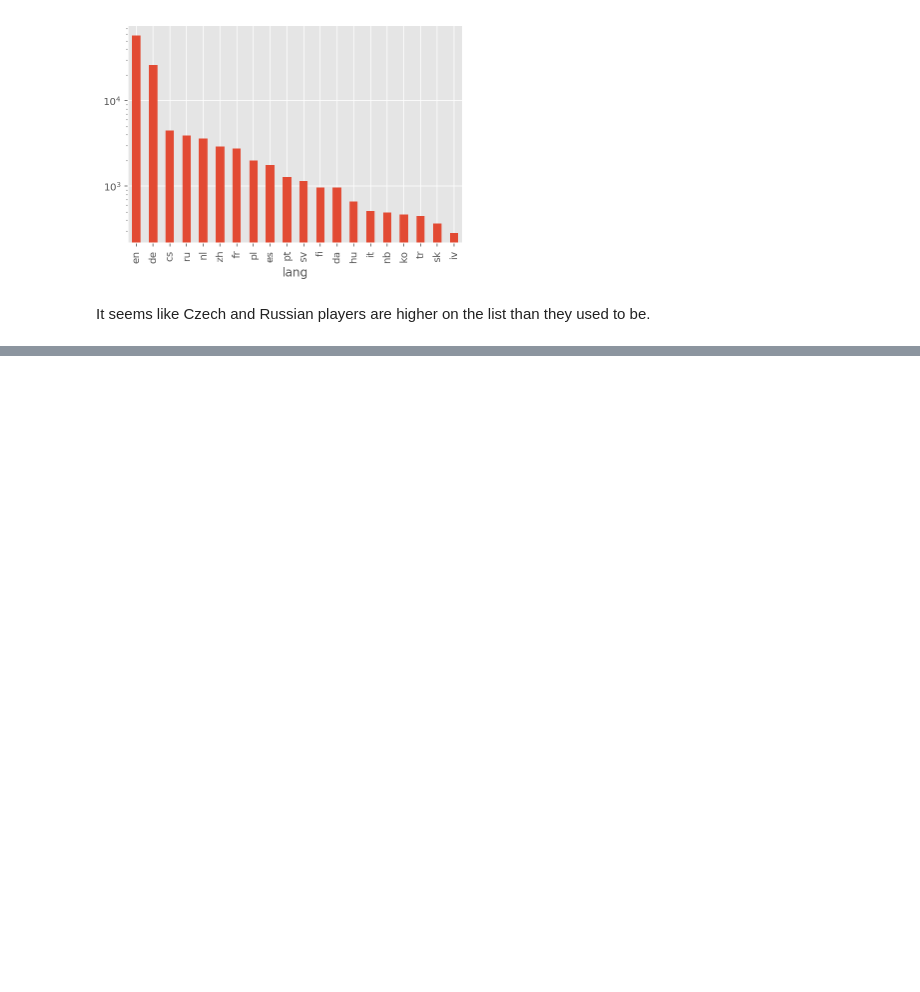
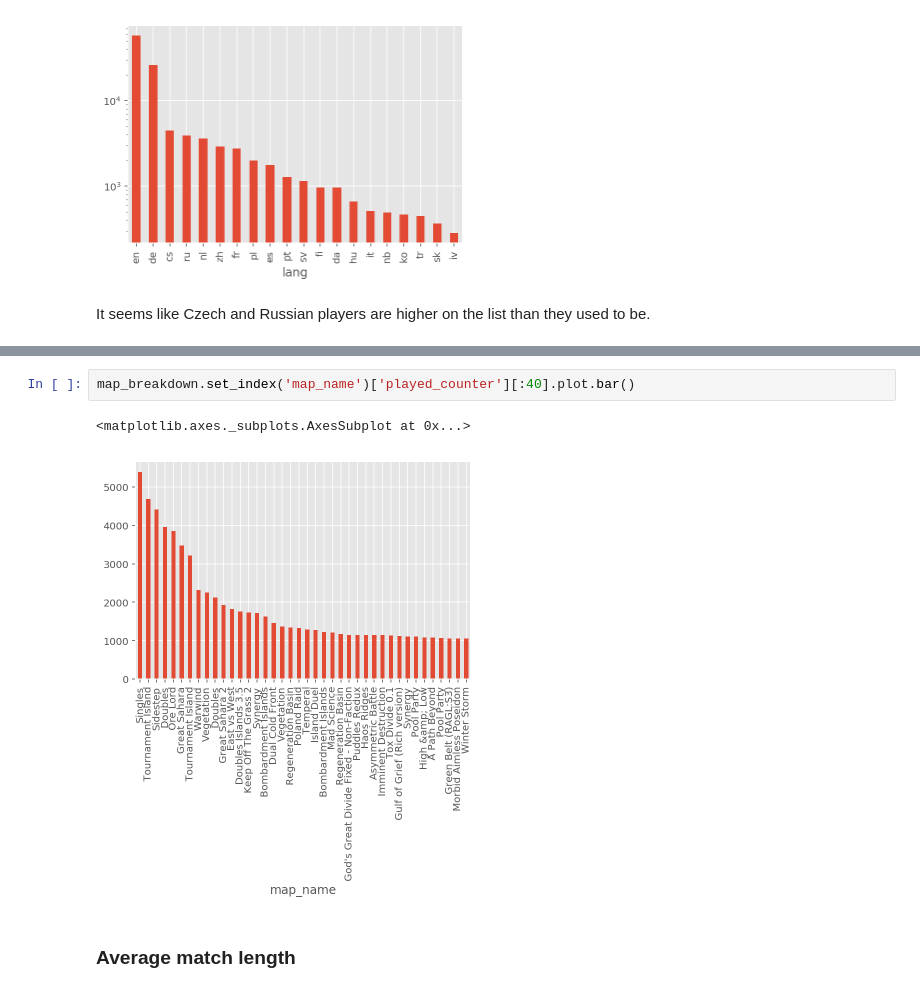
Before and after one commit to mindriot101/openra-analysis, a Jupyter notebook: exploration.ipynb, the cells around one changed output, grey strips where cells are left out. Drawn from its saved outputs; the diff is of its cells as text; blank space fills up the shorter version.

```diff
--- a/exploration.ipynb
+++ b/exploration.ipynb
@@ -173,0 +261,7 @@ It seems like Czech and Russian players are higher on the list than they used to
+# %%
+map_breakdown.set_index('map_name')['played_counter'][:40].plot.bar()
+# %% [output]
+<matplotlib.axes._subplots.AxesSubplot at 0x...>
+[figure, added]
+# %% [markdown]
+###  Average match length
```
Also changed, not shown: parts of 17 cells of this notebook, 1 other file.
